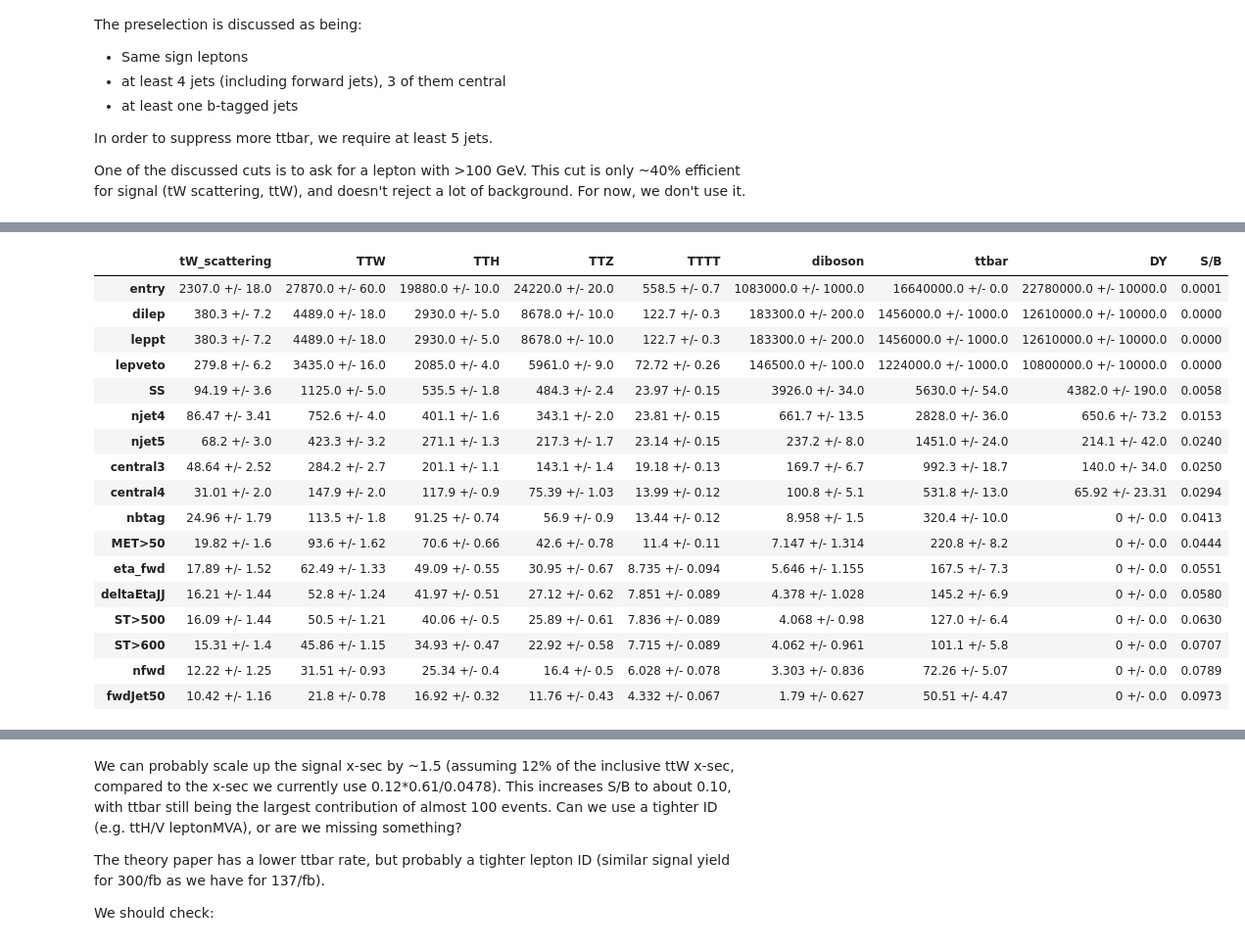
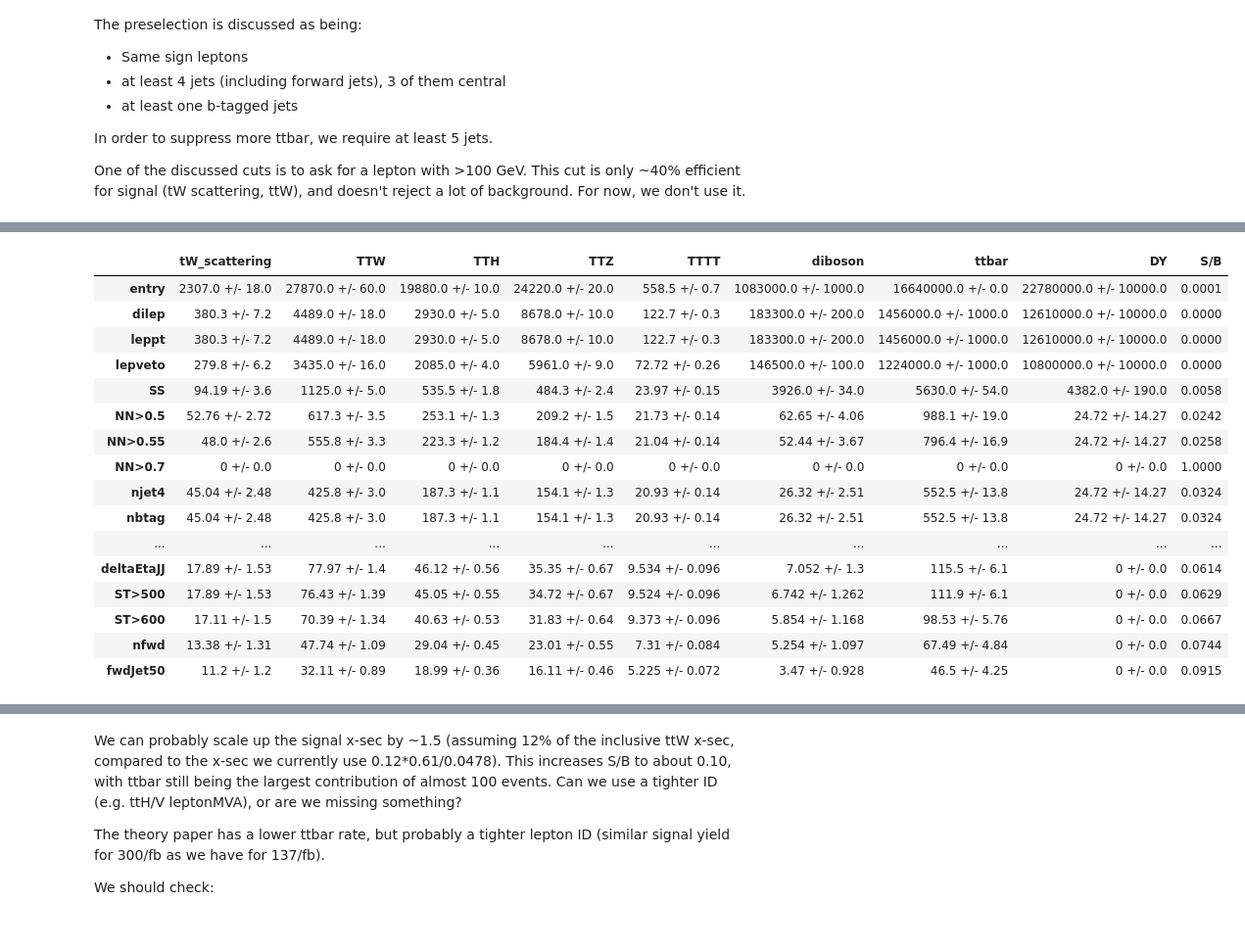
Before and after one commit to mirandabryson/tW_scattering, a Jupyter notebook: processor/strong_tW.ipynb, the cells around one changed output, grey strips where cells are left out. Shown at 98% size. Saved outputs shown, nothing was run; the diff lists cells and outputs as text; code cells hidden in the pictures.

```diff
--- a/processor/strong_tW.ipynb
+++ b/processor/strong_tW.ipynb
@@ -73,0 +55,22 @@ def run_model(df, normalize=True):
+# %%
+def pad_and_flatten(val):
+    try:
+        return val.pad(1, clip=True).fillna(0.).flatten()#.reshape(-1, 1)
+    except AttributeError:
+        return val.flatten()
+
+#model = tf.keras.models.load_model('../ML/data/training.h5')#, custom_objects=None, compile=False)
+
+#model._make_predict_function()
+#graph = tf.get_default_graph()
+
+#def run_model(inputs):
+#    global graph
+#    with graph.as_default():
+#        outputs = model.predict(inputs)
+#    return outputs
+
+os.environ['KERAS_BACKEND'] = 'theano'
+from keras.models import load_model
+
+#model = load_model('../ML/data/training.h5')
@@ -341,7 +364,7 @@ class analysisProcessor(processor.ProcessorABC):
         return accumulator
 # %%
 overwrite = True
-small = True
+small = False
 
 # load the config and the cache
 cfg = loadConfig()
@@ -365,17 +388,19 @@ if cfg == cache.get('cfg') and histograms == cache.get('histograms') and cache.g
 else:
     # Run the processor
     if small:
-        fileset = {'TTW':fileset_small['TTW'][:1]}#, 'ttbar':fileset_small['ttbar'][:1]}
-        workers = 1
+        #fileset = {'tW_scattering':fileset_small['tW_scattering'][:4]}#, 'ttbar':fileset_small['ttbar'][:1]}
+        fileset = {'TTW':fileset_small['TTW'][:1], 'ttbar':fileset_small['ttbar'][:1]}
+        workers = 4
     else:
         fileset = fileset_SS
+        #fileset = {'TTW': fileset_SS['TTW'], 'ttbar':fileset_SS['ttbar'], 'tW_scattering':fileset_SS['tW_scattering']}
         workers = 8
     output = processor.run_uproot_job(fileset,
                                       treename='Events',
                                       processor_instance=analysisProcessor(),
                                       executor=processor.futures_executor,
                                       executor_args={'workers': workers, 'function_args': {'flatten': False}},
-                                      chunksize=500000,
+                                      chunksize=100000,
                                      )
     cache['fileset']        = fileset
     cache['cfg']            = cfg
@@ -431,30 +441,29 @@ ax = hist.plot1d(histogram['ttbar'],overlay="dataset", stack=False)
 # %%
 # Cutflow
 processes = ['tW_scattering','TTW', 'TTH', 'TTZ', 'TTTT', 'diboson','ttbar', 'DY']
 lines = ['entry']
-lines += ['dilep', 'leppt', 'lepveto', 'SS', 'njet4', 'njet5', 'central3', 'central4', 'nbtag', 'MET>50', 'eta_fwd', 'deltaEtaJJ', 'ST>500', 'ST>600' ]
+lines += ['dilep', 'leppt', 'lepveto', 'SS','NN>0.5','NN>0.55','NN>0.7', 'njet4', 'nbtag', 'central3', 'MET>50', 'njet5', 'central4',   'eta_fwd', 'deltaEtaJJ', 'ST>500', 'ST>600' ]
 lines += ['nfwd', 'fwdJet50'] # those are my cuts
 df = getCutFlowTable(output, processes=processes, lines=lines, significantFigures=4, signal='tW_scattering')
 df
 # %% [output]
 |  | tW_scattering | TTW | TTH | TTZ | TTTT | diboson | ttbar | DY | S/B |
 | entry | 2307.0 +/- 18.0 | 27870.0 +/- 60.0 | 19880.0 +/- 10.0 | 24220.0 +/- 20.0 | 558.5 +/- 0.7 | 1083000.0 +/- 1000.0 | 16640000.0 +/- 0.0 | 22780000.0 +/- 10000.0 | 0.0001 |
 | dilep | 380.3 +/- 7.2 | 4489.0 +/- 18.0 | 2930.0 +/- 5.0 | 8678.0 +/- 10.0 | 122.7 +/- 0.3 | 183300.0 +/- 200.0 | 1456000.0 +/- 1000.0 | 12610000.0 +/- 10000.0 | 0.0000 |
 | leppt | 380.3 +/- 7.2 | 4489.0 +/- 18.0 | 2930.0 +/- 5.0 | 8678.0 +/- 10.0 | 122.7 +/- 0.3 | 183300.0 +/- 200.0 | 1456000.0 +/- 1000.0 | 12610000.0 +/- 10000.0 | 0.0000 |
 | lepveto | 279.8 +/- 6.2 | 3435.0 +/- 16.0 | 2085.0 +/- 4.0 | 5961.0 +/- 9.0 | 72.72 +/- 0.26 | 146500.0 +/- 100.0 | 1224000.0 +/- 1000.0 | 10800000.0 +/- 10000.0 | 0.0000 |
 | SS | 94.19 +/- 3.6 | 1125.0 +/- 5.0 | 535.5 +/- 1.8 | 484.3 +/- 2.4 | 23.97 +/- 0.15 | 3926.0 +/- 34.0 | 5630.0 +/- 54.0 | 4382.0 +/- 190.0 | 0.0058 |
-| njet4 | 86.47 +/- 3.41 | 752.6 +/- 4.0 | 401.1 +/- 1.6 | 343.1 +/- 2.0 | 23.81 +/- 0.15 | 661.7 +/- 13.5 | 2828.0 +/- 36.0 | 650.6 +/- 73.2 | 0.0153 |
-| njet5 | 68.2 +/- 3.0 | 423.3 +/- 3.2 | 271.1 +/- 1.3 | 217.3 +/- 1.7 | 23.14 +/- 0.15 | 237.2 +/- 8.0 | 1451.0 +/- 24.0 | 214.1 +/- 42.0 | 0.0240 |
-| central3 | 48.64 +/- 2.52 | 284.2 +/- 2.7 | 201.1 +/- 1.1 | 143.1 +/- 1.4 | 19.18 +/- 0.13 | 169.7 +/- 6.7 | 992.3 +/- 18.7 | 140.0 +/- 34.0 | 0.0250 |
-| central4 | 31.01 +/- 2.0 | 147.9 +/- 2.0 | 117.9 +/- 0.9 | 75.39 +/- 1.03 | 13.99 +/- 0.12 | 100.8 +/- 5.1 | 531.8 +/- 13.0 | 65.92 +/- 23.31 | 0.0294 |
-| nbtag | 24.96 +/- 1.79 | 113.5 +/- 1.8 | 91.25 +/- 0.74 | 56.9 +/- 0.9 | 13.44 +/- 0.12 | 8.958 +/- 1.5 | 320.4 +/- 10.0 | 0 +/- 0.0 | 0.0413 |
-| MET>50 | 19.82 +/- 1.6 | 93.6 +/- 1.62 | 70.6 +/- 0.66 | 42.6 +/- 0.78 | 11.4 +/- 0.11 | 7.147 +/- 1.314 | 220.8 +/- 8.2 | 0 +/- 0.0 | 0.0444 |
-| eta_fwd | 17.89 +/- 1.52 | 62.49 +/- 1.33 | 49.09 +/- 0.55 | 30.95 +/- 0.67 | 8.735 +/- 0.094 | 5.646 +/- 1.155 | 167.5 +/- 7.3 | 0 +/- 0.0 | 0.0551 |
-| deltaEtaJJ | 16.21 +/- 1.44 | 52.8 +/- 1.24 | 41.97 +/- 0.51 | 27.12 +/- 0.62 | 7.851 +/- 0.089 | 4.378 +/- 1.028 | 145.2 +/- 6.9 | 0 +/- 0.0 | 0.0580 |
-| ST>500 | 16.09 +/- 1.44 | 50.5 +/- 1.21 | 40.06 +/- 0.5 | 25.89 +/- 0.61 | 7.836 +/- 0.089 | 4.068 +/- 0.98 | 127.0 +/- 6.4 | 0 +/- 0.0 | 0.0630 |
-| ST>600 | 15.31 +/- 1.4 | 45.86 +/- 1.15 | 34.93 +/- 0.47 | 22.92 +/- 0.58 | 7.715 +/- 0.089 | 4.062 +/- 0.961 | 101.1 +/- 5.8 | 0 +/- 0.0 | 0.0707 |
-| nfwd | 12.22 +/- 1.25 | 31.51 +/- 0.93 | 25.34 +/- 0.4 | 16.4 +/- 0.5 | 6.028 +/- 0.078 | 3.303 +/- 0.836 | 72.26 +/- 5.07 | 0 +/- 0.0 | 0.0789 |
-| fwdJet50 | 10.42 +/- 1.16 | 21.8 +/- 0.78 | 16.92 +/- 0.32 | 11.76 +/- 0.43 | 4.332 +/- 0.067 | 1.79 +/- 0.627 | 50.51 +/- 4.47 | 0 +/- 0.0 | 0.0973 |
+| NN>0.5 | 52.76 +/- 2.72 | 617.3 +/- 3.5 | 253.1 +/- 1.3 | 209.2 +/- 1.5 | 21.73 +/- 0.14 | 62.65 +/- 4.06 | 988.1 +/- 19.0 | 24.72 +/- 14.27 | 0.0242 |
+| NN>0.55 | 48.0 +/- 2.6 | 555.8 +/- 3.3 | 223.3 +/- 1.2 | 184.4 +/- 1.4 | 21.04 +/- 0.14 | 52.44 +/- 3.67 | 796.4 +/- 16.9 | 24.72 +/- 14.27 | 0.0258 |
+| NN>0.7 | 0 +/- 0.0 | 0 +/- 0.0 | 0 +/- 0.0 | 0 +/- 0.0 | 0 +/- 0.0 | 0 +/- 0.0 | 0 +/- 0.0 | 0 +/- 0.0 | 1.0000 |
+| njet4 | 45.04 +/- 2.48 | 425.8 +/- 3.0 | 187.3 +/- 1.1 | 154.1 +/- 1.3 | 20.93 +/- 0.14 | 26.32 +/- 2.51 | 552.5 +/- 13.8 | 24.72 +/- 14.27 | 0.0324 |
+| nbtag | 45.04 +/- 2.48 | 425.8 +/- 3.0 | 187.3 +/- 1.1 | 154.1 +/- 1.3 | 20.93 +/- 0.14 | 26.32 +/- 2.51 | 552.5 +/- 13.8 | 24.72 +/- 14.27 | 0.0324 |
+| ... | ... | ... | ... | ... | ... | ... | ... | ... | ... |
+| deltaEtaJJ | 17.89 +/- 1.53 | 77.97 +/- 1.4 | 46.12 +/- 0.56 | 35.35 +/- 0.67 | 9.534 +/- 0.096 | 7.052 +/- 1.3 | 115.5 +/- 6.1 | 0 +/- 0.0 | 0.0614 |
+| ST>500 | 17.89 +/- 1.53 | 76.43 +/- 1.39 | 45.05 +/- 0.55 | 34.72 +/- 0.67 | 9.524 +/- 0.096 | 6.742 +/- 1.262 | 111.9 +/- 6.1 | 0 +/- 0.0 | 0.0629 |
+| ST>600 | 17.11 +/- 1.5 | 70.39 +/- 1.34 | 40.63 +/- 0.53 | 31.83 +/- 0.64 | 9.373 +/- 0.096 | 5.854 +/- 1.168 | 98.53 +/- 5.76 | 0 +/- 0.0 | 0.0667 |
+| nfwd | 13.38 +/- 1.31 | 47.74 +/- 1.09 | 29.04 +/- 0.45 | 23.01 +/- 0.55 | 7.31 +/- 0.084 | 5.254 +/- 1.097 | 67.49 +/- 4.84 | 0 +/- 0.0 | 0.0744 |
+| fwdJet50 | 11.2 +/- 1.2 | 32.11 +/- 0.89 | 18.99 +/- 0.36 | 16.11 +/- 0.46 | 5.225 +/- 0.072 | 3.47 +/- 0.928 | 46.5 +/- 4.25 | 0 +/- 0.0 | 0.0915 |
 # %%
 # Efficiencies
 df = getCutFlowTable(output, processes=processes, lines=lines, significantFigures=3, absolute=False)
```
Also changed, not shown: parts of 17 cells of this notebook, 4 other files.
